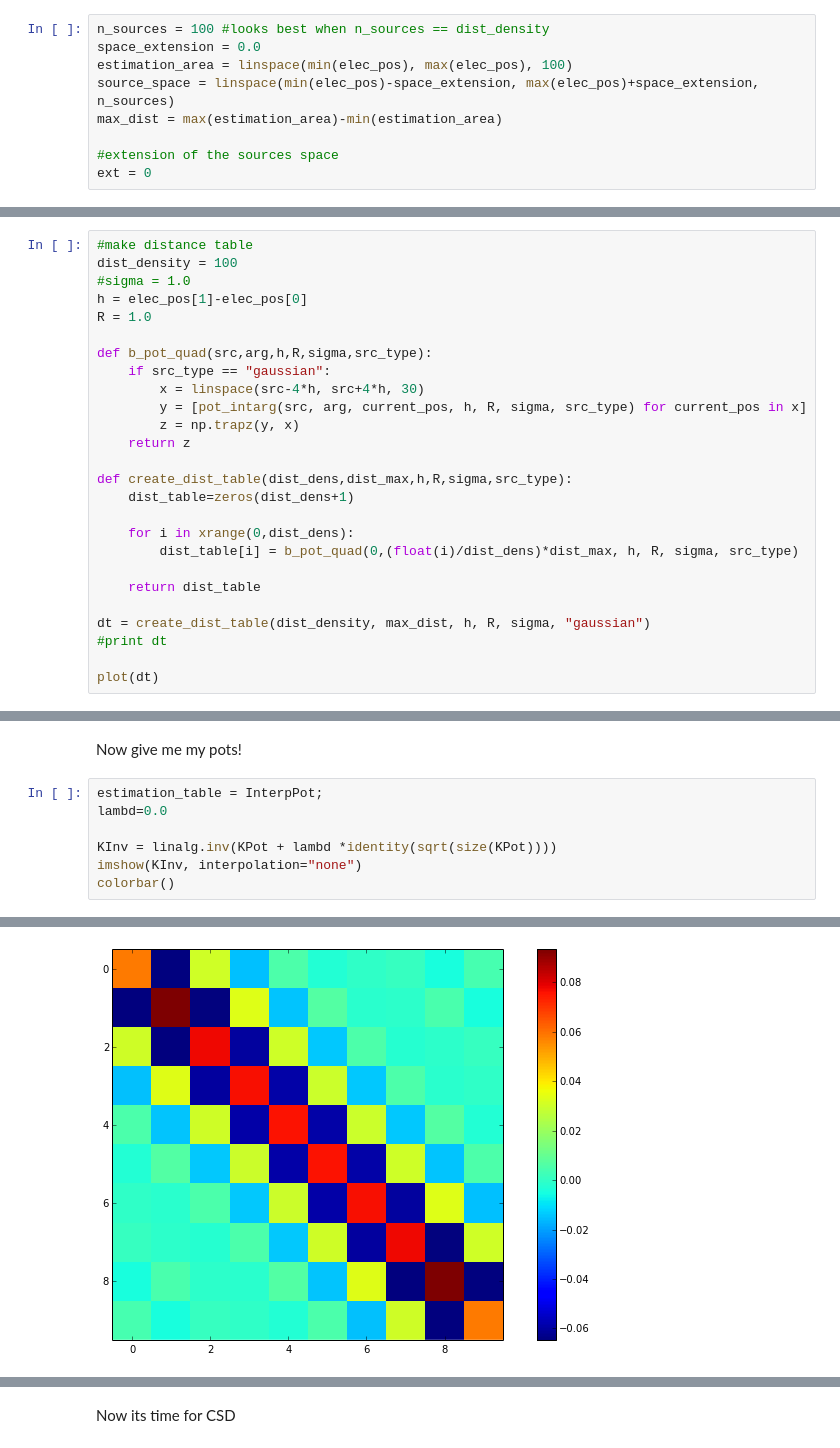
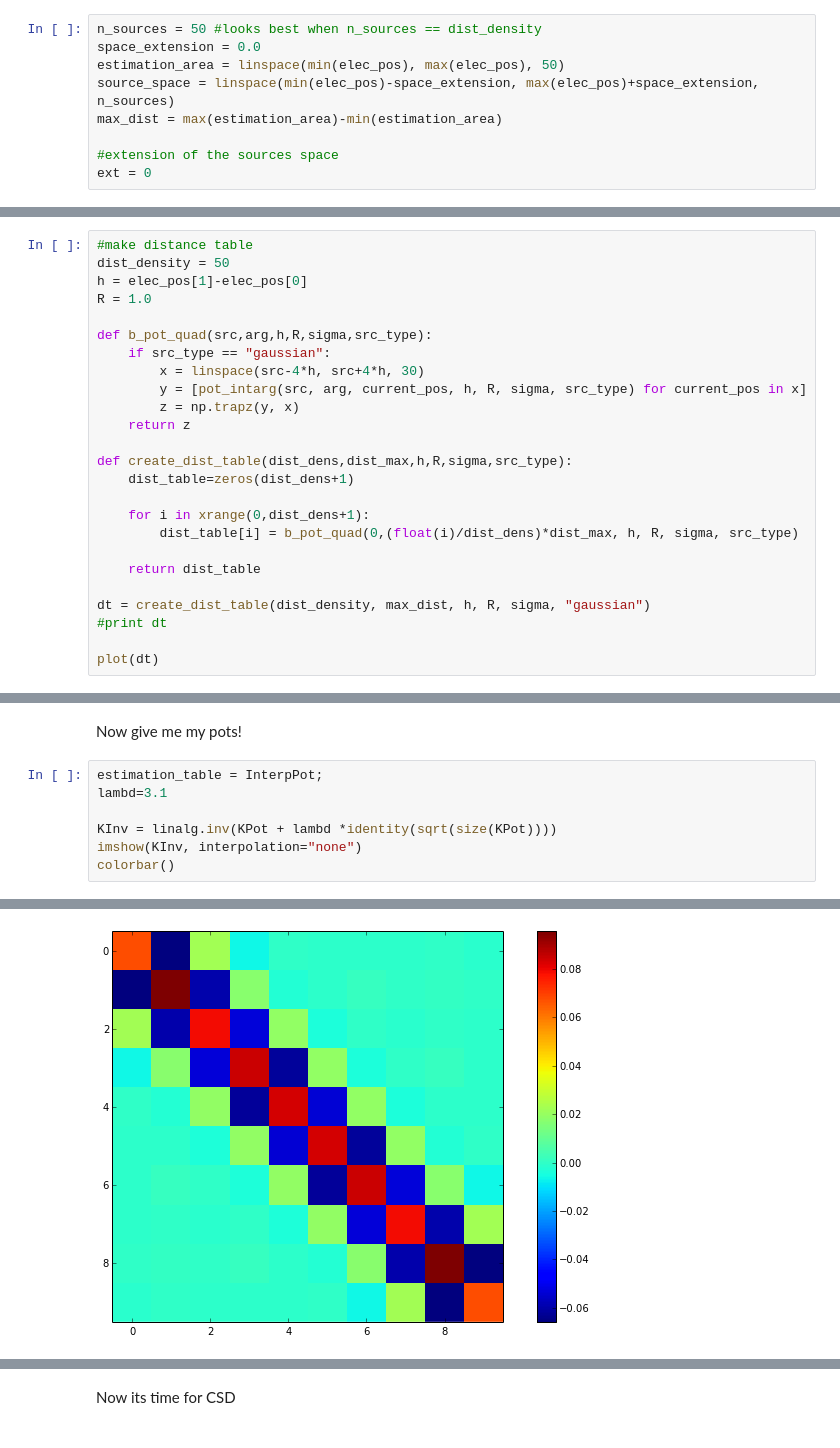
Before and after one commit to parkag/notebooks, a Jupyter notebook: pykCSD/pykCSD.ipynb, the cells around one changed output, grey strips where cells are left out. Cells and saved outputs as stored; diff of their text form.

```diff
--- a/pykCSD/pykCSD.ipynb
+++ b/pykCSD/pykCSD.ipynb
@@ -61,9 +63,9 @@ plot(elec_pos[1:9], csd)
 
 Travel through the existing Matlab code with partial Python adaptation
 # %%
-n_sources = 100 #looks best when n_sources == dist_density
+n_sources = 50 #looks best when n_sources == dist_density
 space_extension = 0.0
-estimation_area = linspace(min(elec_pos), max(elec_pos), 100)
+estimation_area = linspace(min(elec_pos), max(elec_pos), 50)
 source_space = linspace(min(elec_pos)-space_extension, max(elec_pos)+space_extension, n_sources)
 max_dist = max(estimation_area)-min(estimation_area)
 
@@ -116,8 +118,7 @@ $$y = \int_{src-4h}^{src+4h} \frac{1}{2 \sigma}(\sqrt{(x - \text{curr_pos})^2+R^
 Using the functions above we are creating a table with the potential generated by a single source base elements as a function of distance. The last record corresponds to the distance equal to the diagonal of the grid.
 # %%
 #make distance table
-dist_density = 100
-#sigma = 1.0
+dist_density = 50
 h = elec_pos[1]-elec_pos[0]
 R = 1.0
 
@@ -131,7 +132,7 @@ def b_pot_quad(src,arg,h,R,sigma,src_type):
 def create_dist_table(dist_dens,dist_max,h,R,sigma,src_type):
     dist_table=zeros(dist_dens+1)
 
-    for i in xrange(0,dist_dens):
+    for i in xrange(0,dist_dens+1):
         dist_table[i] = b_pot_quad(0,(float(i)/dist_dens)*dist_max, h, R, sigma, src_type)
 
     return dist_table
@@ -271,14 +275,14 @@ colorbar()
 Now give me my pots!
 # %%
 estimation_table = InterpPot;
-lambd=0.0
+lambd=3.1
 
 KInv = linalg.inv(KPot + lambd *identity(sqrt(size(KPot))))
 imshow(KInv, interpolation="none")
 colorbar()
 # %% [output]
 <matplotlib.colorbar.Colorbar instance at 0x...>
-[figure, old version]
+[figure, new version]
 # %%
 print len(meas_pot)
 
```
Also changed, not shown: parts of 16 cells of this notebook, 1 other file.
